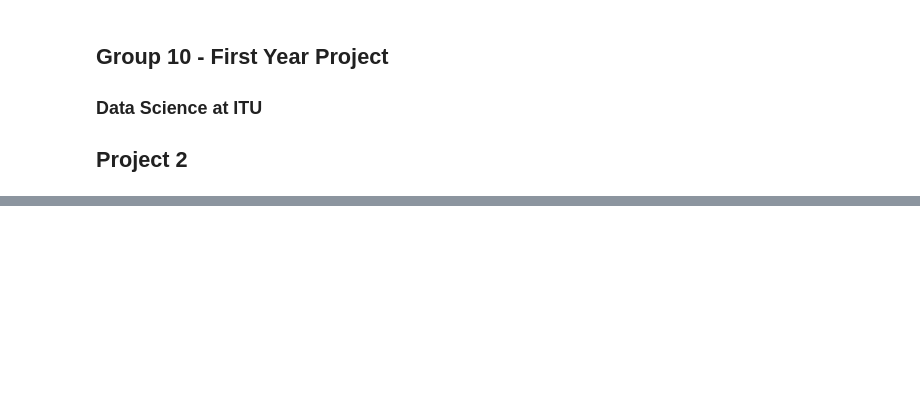
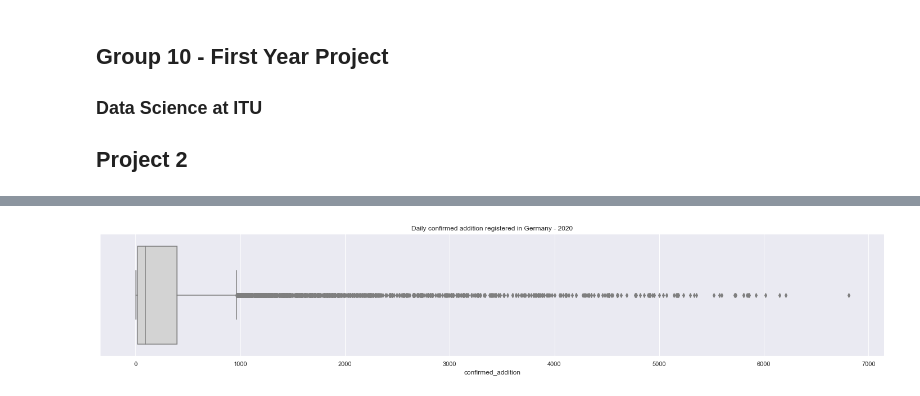
Before and after one commit to Florian335/fyp2021p02g10, a Jupyter notebook: Notebooks/kata.ipynb, the cells around one changed output, grey strips where cells are left out. Saved outputs shown, nothing was run; the diff lists cells and outputs as text; code cells hidden in the pictures; blank space fills up the shorter version.

```diff
--- a/Notebooks/kata.ipynb
+++ b/Notebooks/kata.ipynb
@@ -121,7 +4,0 @@ deCorona.describe()
-# %%
-from matplotlib import rcParams
-
-deCorona_confirmed = raw_data['de_corona']['confirmed_addition']
-sns.boxplot(deCorona_confirmed, color='lightgray').set_title('Germany')
-# figure size in inches
-rcParams['figure.figsize'] = 25,2;
@@ -273,0 +42,10 @@ plt.show()
+# %%
+raw_data = {}
+
+dateparse = lambda x: datetime.strptime(x, '%Y-%m-%d')
+
+raw_data['corona'] = pd.read_csv(corona, sep='\s+', parse_dates=['date'], date_parser=dateparse)
+raw_data['weather'] = pd.read_csv(weather, sep='\s+', parse_dates=['date'])
+
+with open(meta, 'r', encoding='utf-8') as f:
+    country_metadata = json.load(f)
@@ -273,0 +94,2 @@ plt.show()
+# %%
+raw_data["weather"]["TemperatureAboveGround"] = raw_data["weather"]["TemperatureAboveGround"] - 273.15
@@ -273,0 +100,13 @@ plt.show()
+# %%
+region_map = {country_metadata["country_metadata"][i]["covid_region_code"]: country_metadata["country_metadata"][i]["iso3166-2_code"] for i in range(len(country_metadata["country_metadata"]))}
+
+raw_data["corona"]["region"] = raw_data["corona"]["region_code"].map(region_map)
+
+corona_df_by_region = raw_data["corona"].groupby(by = "region")["confirmed_addition", "deceased_addition", ].sum().reset_index()
+
+
+population_map = {country_metadata["country_metadata"][i]["iso3166-2_code"]: country_metadata["country_metadata"][i]["population"] for i in range(len(country_metadata["country_metadata"]))}
+
+corona_df_by_region["population"] = corona_df_by_region["region"].map(population_map)
+
+corona_df_by_region
@@ -273,0 +178,7 @@ plt.show()
+# %%
+deCorona_confirmed = raw_data['corona']['confirmed_addition']
+sns.boxplot(deCorona_confirmed, color='lightgray').set_title('Daily confirmed addition registered in Germany - 2020')
+# figure size in inches
+rcParams['figure.figsize'] = 25,4;
+# %% [output]
+[figure, added]
```
Also changed, not shown: parts of 84 cells of this notebook.
